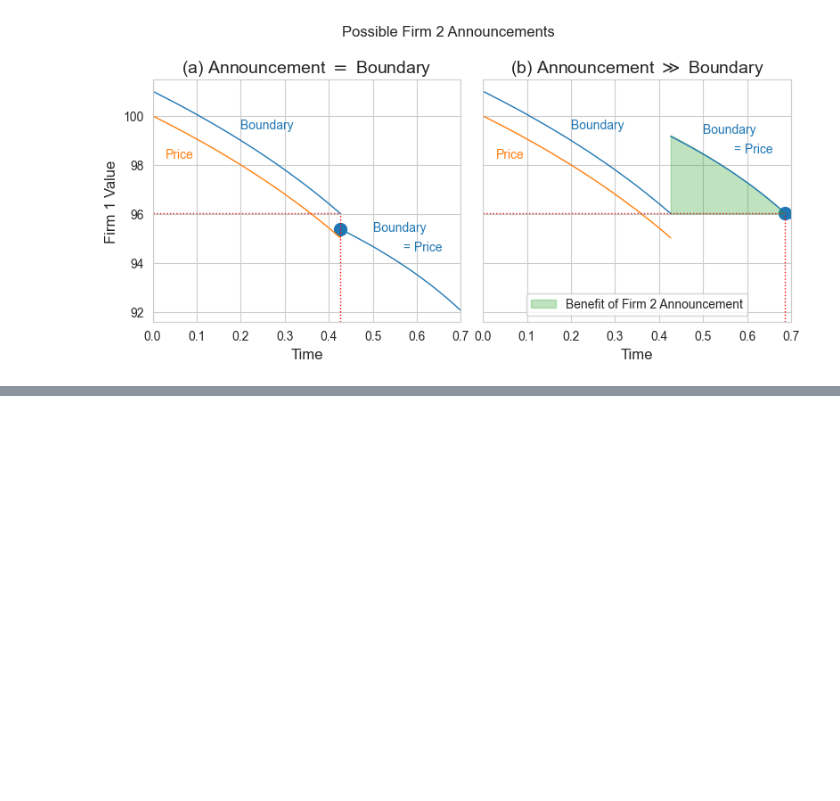
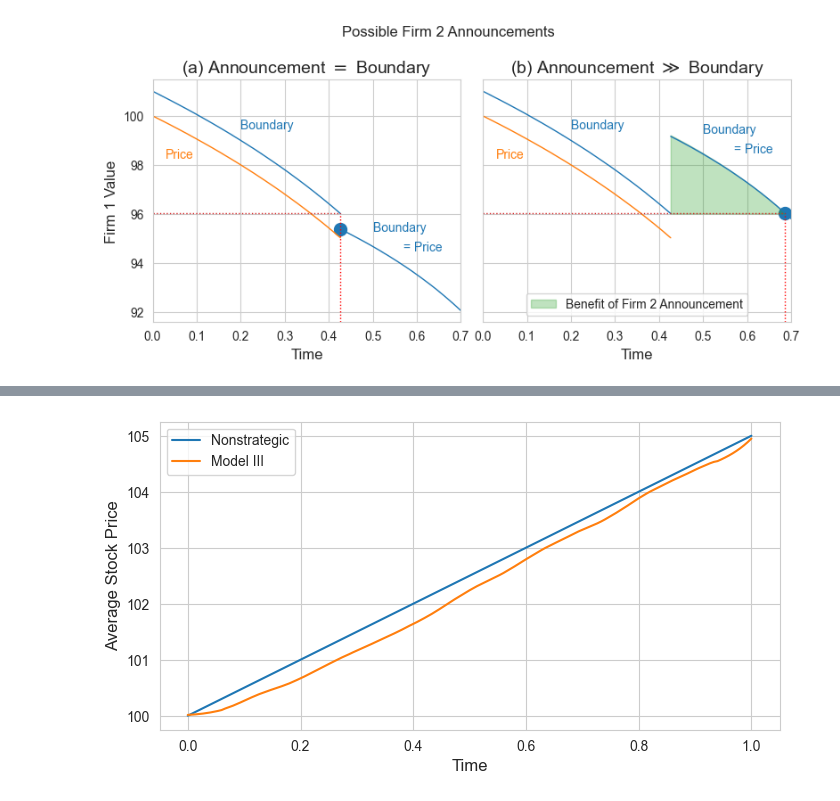
Before and after one commit to kerryback/announcements, a Jupyter notebook: Code/figures_model3.ipynb, the cells around one changed output, grey strips where cells are left out. Drawn from its saved outputs; the diff is of its cells as text; code cells hidden in the pictures; blank space fills up the shorter version.

```diff
--- a/Code/figures_model3.ipynb
+++ b/Code/figures_model3.ipynb
@@ -444,0 +449,26 @@ plt.show()
+# %%
+price1 = pd.read_csv(
+    "simulations/model3_daily_price1.csv",
+    index_col="day"
+)
+price2 = pd.read_csv(
+    "simulations/model3_daily_price2.csv",
+    index_col="day"
+)
+mean1 = price1.mean(axis=1)
+mean2 = price2.mean(axis=1)
+mean = (mean1 + mean2) / 2
+mean.iloc[-1] = 105
+mean = savgol_filter(mean, 20, 3)
+
+plt.plot([0, 1], [100, 105], label="Nonstrategic")
+plt.plot(np.linspace(0, 1, 151), mean, label="Model III")
+
+plt.xlabel("Time")
+plt.ylabel("Average Stock Price")
+plt.legend()
+
+plt.savefig(f'{FigureDir}/model3_avgprice.pdf')
+plt.show()
+# %% [output]
+[figure, added]
```
Also changed, not shown: parts of 2 cells of this notebook, 7 other files.
